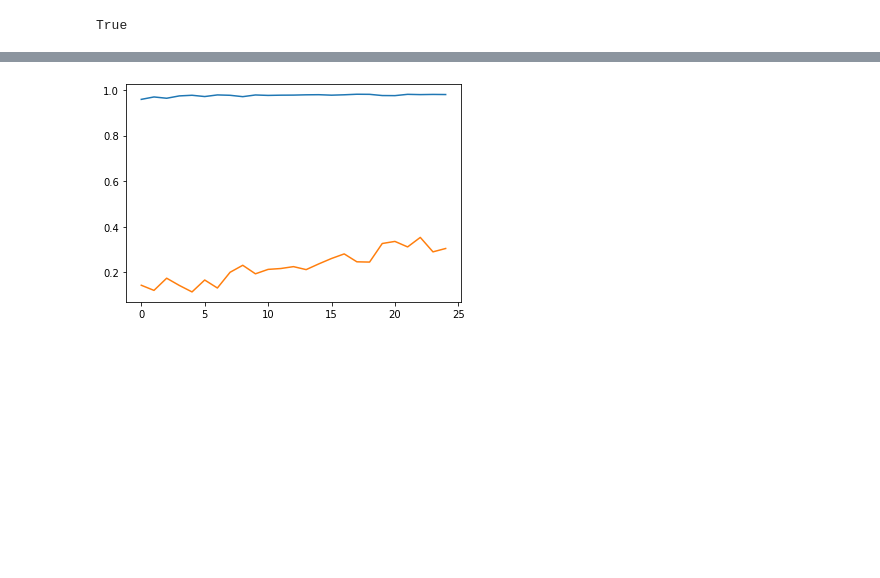
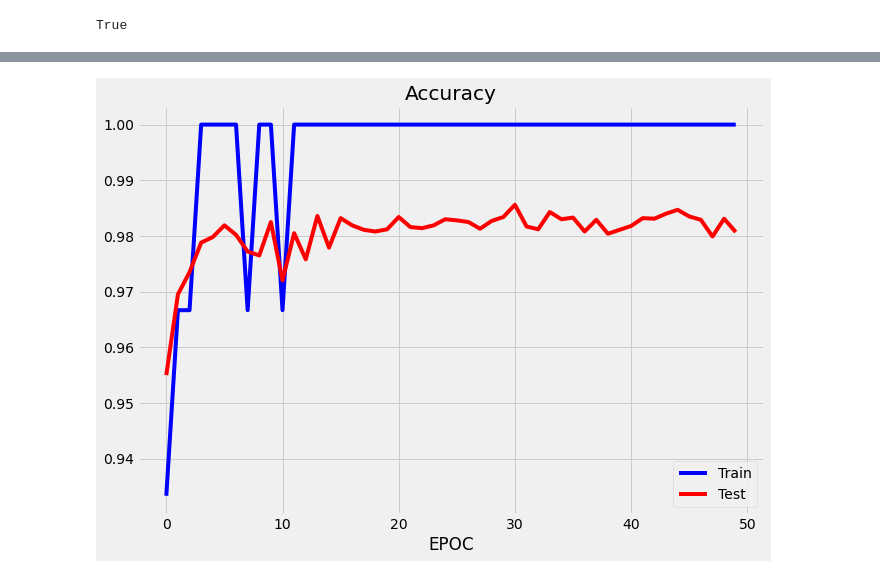
Before and after one commit to VokiVon-P/OTUS_DL, a Jupyter notebook: HW_L03/hw_overfit_mnist.ipynb, the cells around one changed output, grey strips where cells are left out. Saved outputs shown, nothing was run; the diff lists cells and outputs as text; code cells hidden in the pictures; blank space fills up the shorter version.

```diff
--- a/HW_L03/hw_overfit_mnist.ipynb
+++ b/HW_L03/hw_overfit_mnist.ipynb
@@ -136,12 +119,16 @@ optimizer = torch.optim.RMSprop(mnist_net.parameters(), lr=1.0e-4)
 # %%
 %%time
 # уменьшим батч
-batch_size = 10
+batch_size = 30
 # увеличим кол-во эпох
-EPOCHS = 25
+EPOCHS = 50
 
+train_accuracy_history = []
 test_accuracy_history = []
+
+train_loss_history = []
 test_loss_history = []
+
 
 X_test = X_test.to(device)
 y_test = y_test.to(device)
@@ -158,10 +145,16 @@ for epoch in range(EPOCHS):
         y_batch = y_train[batch_indexes].to(device)
 
         preds = mnist_net.forward(X_batch)
+        loss_value = loss(preds, y_batch)
 
-        loss_value = loss(preds, y_batch)
+        # добавляем метрики для train в конце каждлой эпохи
+        if start_index >= len(X_train)-batch_size:
+            train_loss_history.append(loss_value)
+            train_accuracy = (preds.argmax(dim=1) == y_batch).float().mean()
+            train_accuracy_history.append(train_accuracy)
+            print(f'EPOCH: {epoch:2d}  Train accuracy = {train_accuracy}')
+
         loss_value.backward()
-
         optimizer.step()
 
     test_preds = mnist_net.forward(X_test)
@@ -169,5 +162,5 @@ for epoch in range(EPOCHS):
 
     accuracy = (test_preds.argmax(dim=1) == y_test).float().mean()
     test_accuracy_history.append(accuracy)
-    print(accuracy)
+    print(f'EPOCH: {epoch:2d}  Test accuracy  = {accuracy}')
 # %% [output]
@@ -191,5 +184,12 @@ Wall time: 3min 11s
-# %%
-plt.plot(test_accuracy_history)
-plt.plot(test_loss_history);
-# %% [output]
-[figure, removed]
+# %%
+fig, ax = plt.subplots(figsize=(10, 7))
+
+ax.set_title('Accuracy')
+ax.set_xlabel('EPOC')
+ax.plot(train_accuracy_history, 'b', label='Train' )
+ax.plot(test_accuracy_history, 'r', label='Test' )
+ax.legend()
+
+plt.show()
+# %% [output]
+[figure, added]
```
Also changed, not shown: parts of 11 cells of this notebook.
